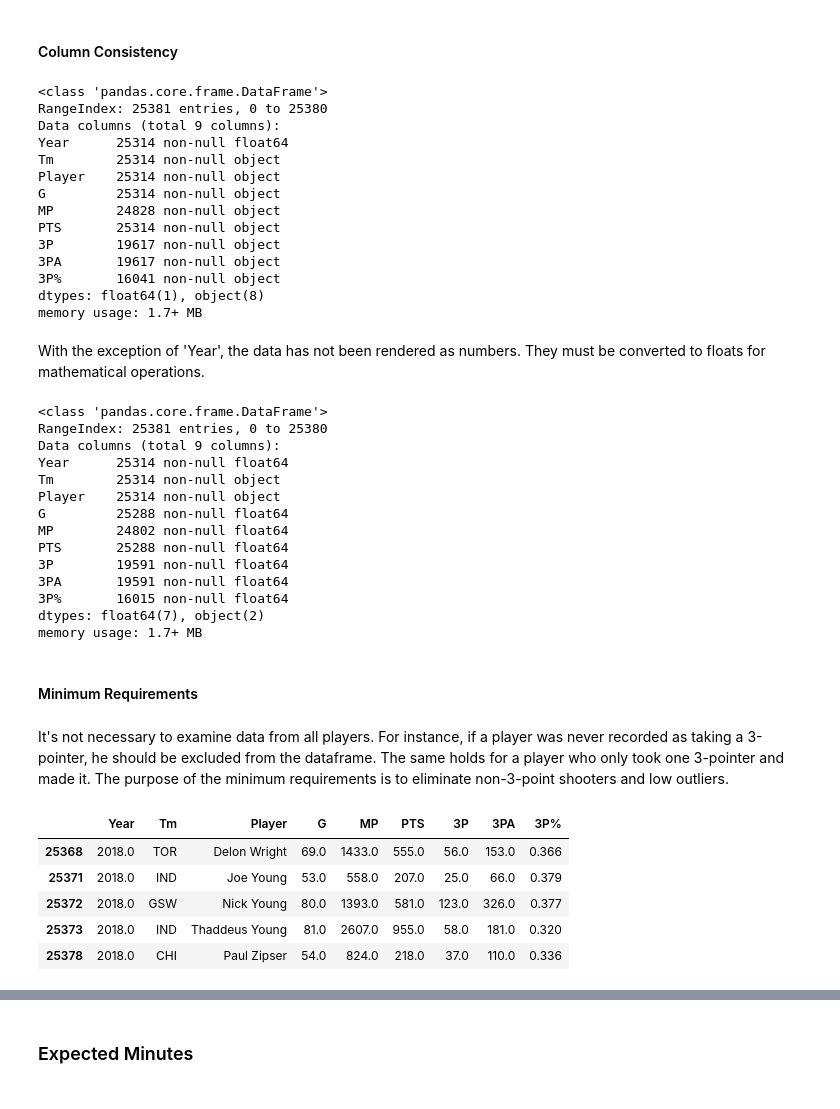
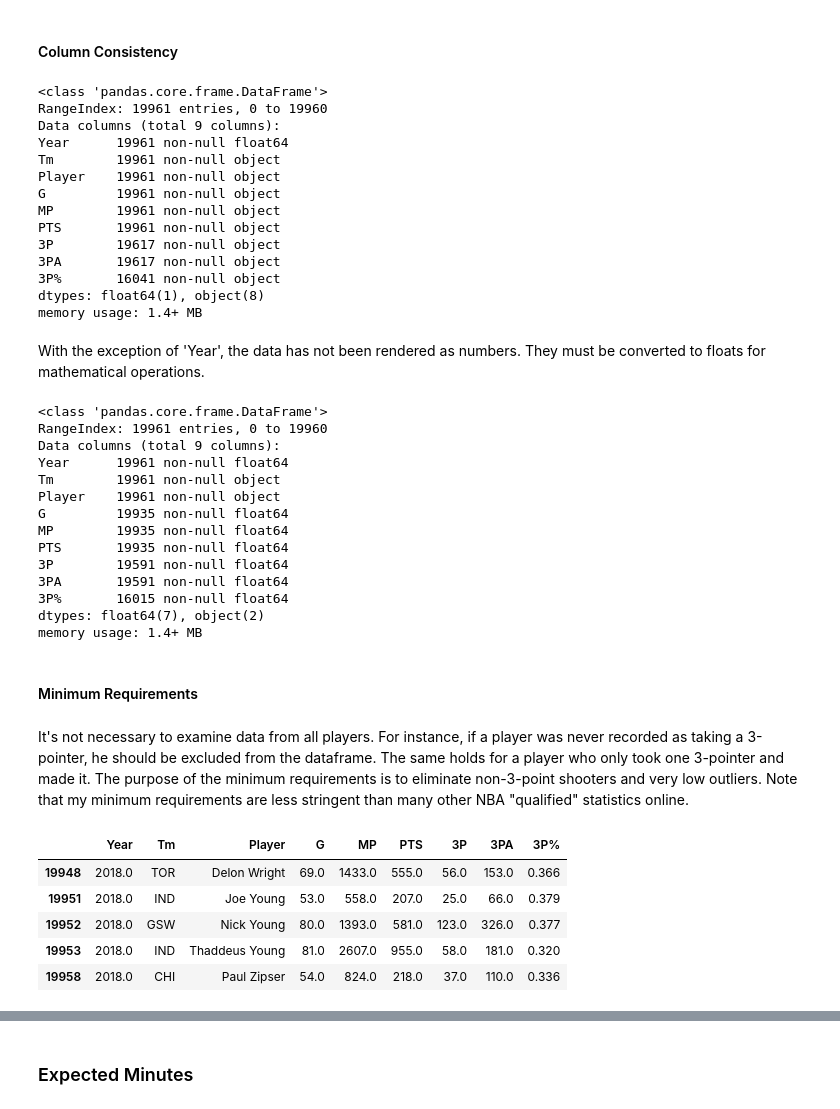
Before and after one commit to coreyjwade/3-Point_Net_Gain, a Jupyter notebook: NBA_3-point_Stats.py.ipynb, the cells around one changed output, grey strips where cells are left out. Cells and saved outputs as stored; diff of their text form; code cells hidden in the pictures.

```diff
--- a/NBA_3-point_Stats.py.ipynb
+++ b/NBA_3-point_Stats.py.ipynb
@@ -49,6 +66,9 @@ Statistics were not widely computed before the modern era, hence the null values
 # delete unnecessary column
 del df_2017['Unnamed: 0']
 
+# only select years after 1979
+df_2017 = df[df['Year']>=1979]
+
 # display last five rows
 df_2017.tail()
 # %% [output]
@@ -131,19 +149,19 @@ tp.tail()
 tp.info()
 # %% [output]
 <class 'pandas.core.frame.DataFrame'>
-RangeIndex: 25381 entries, 0 to 25380
+RangeIndex: 19961 entries, 0 to 19960
 Data columns (total 9 columns):
-Year      25314 non-null float64
-Tm        25314 non-null object
-Player    25314 non-null object
-G         25314 non-null object
-MP        24828 non-null object
-PTS       25314 non-null object
+Year      19961 non-null float64
+Tm        19961 non-null object
+Player    19961 non-null object
+G         19961 non-null object
+MP        19961 non-null object
+PTS       19961 non-null object
 3P        19617 non-null object
 3PA       19617 non-null object
 3P%       16041 non-null object
 dtypes: float64(1), object(8)
-memory usage: 1.7+ MB
+memory usage: 1.4+ MB
 # %% [markdown]
 With the exception of 'Year', the data has not been rendered as numbers. They must be converted to floats for mathematical operations.
 # %%
@@ -159,42 +177,42 @@ tp['3P%'] = pd.to_numeric(tp['3P%'], errors='coerce')
 tp.info()
 # %% [output]
 <class 'pandas.core.frame.DataFrame'>
-RangeIndex: 25381 entries, 0 to 25380
+RangeIndex: 19961 entries, 0 to 19960
 Data columns (total 9 columns):
-Year      25314 non-null float64
-Tm        25314 non-null object
-Player    25314 non-null object
-G         25288 non-null float64
-MP        24802 non-null float64
-PTS       25288 non-null float64
+Year      19961 non-null float64
+Tm        19961 non-null object
+Player    19961 non-null object
+G         19935 non-null float64
+MP        19935 non-null float64
+PTS       19935 non-null float64
 3P        19591 non-null float64
 3PA       19591 non-null float64
 3P%       16015 non-null float64
 dtypes: float64(7), object(2)
-memory usage: 1.7+ MB
+memory usage: 1.4+ MB
 # %% [markdown]
 #### Minimum Requirements
 # %% [markdown]
-It's not necessary to examine data from all players. For instance, if a player was never recorded as taking a 3-pointer, he should be excluded from the dataframe. The same holds for a player who only took one 3-pointer and made it. The purpose of the minimum requirements is to eliminate non-3-point shooters and low outliers.
+It's not necessary to examine data from all players. For instance, if a player was never recorded as taking a 3-pointer, he should be excluded from the dataframe. The same holds for a player who only took one 3-pointer and made it. The purpose of the minimum requirements is to eliminate non-3-point shooters and very low outliers. Note that my minimum requirements are less stringent than many other NBA "qualified" statistics online.
 # %%
 # choose players with more than 20 3's
-tp = tp[(tp['3P'] > 10)]
+tp = tp[(tp['3P'] > 20)]
 
 # chosee players with more than 320 mintes played
 tp = tp[(tp['MP'] > 320)]
 
 # choose players with at least 41 games
 tp = tp[(tp['G'] > 41)]
 
 # display last 5 rows
 tp.tail()
 # %% [output]
 |  | Year | Tm | Player | G | MP | PTS | 3P | 3PA | 3P% |
-| 25368 | 2018.0 | TOR | Delon Wright | 69.0 | 1433.0 | 555.0 | 56.0 | 153.0 | 0.366 |
-| 25371 | 2018.0 | IND | Joe Young | 53.0 | 558.0 | 207.0 | 25.0 | 66.0 | 0.379 |
-| 25372 | 2018.0 | GSW | Nick Young | 80.0 | 1393.0 | 581.0 | 123.0 | 326.0 | 0.377 |
-| 25373 | 2018.0 | IND | Thaddeus Young | 81.0 | 2607.0 | 955.0 | 58.0 | 181.0 | 0.320 |
-| 25378 | 2018.0 | CHI | Paul Zipser | 54.0 | 824.0 | 218.0 | 37.0 | 110.0 | 0.336 |
+| 19948 | 2018.0 | TOR | Delon Wright | 69.0 | 1433.0 | 555.0 | 56.0 | 153.0 | 0.366 |
+| 19951 | 2018.0 | IND | Joe Young | 53.0 | 558.0 | 207.0 | 25.0 | 66.0 | 0.379 |
+| 19952 | 2018.0 | GSW | Nick Young | 80.0 | 1393.0 | 581.0 | 123.0 | 326.0 | 0.377 |
+| 19953 | 2018.0 | IND | Thaddeus Young | 81.0 | 2607.0 | 955.0 | 58.0 | 181.0 | 0.320 |
+| 19958 | 2018.0 | CHI | Paul Zipser | 54.0 | 824.0 | 218.0 | 37.0 | 110.0 | 0.336 |
 # %%
 tp.info()
 # %% [output]
```
Also changed, not shown: parts of 75 cells of this notebook.
